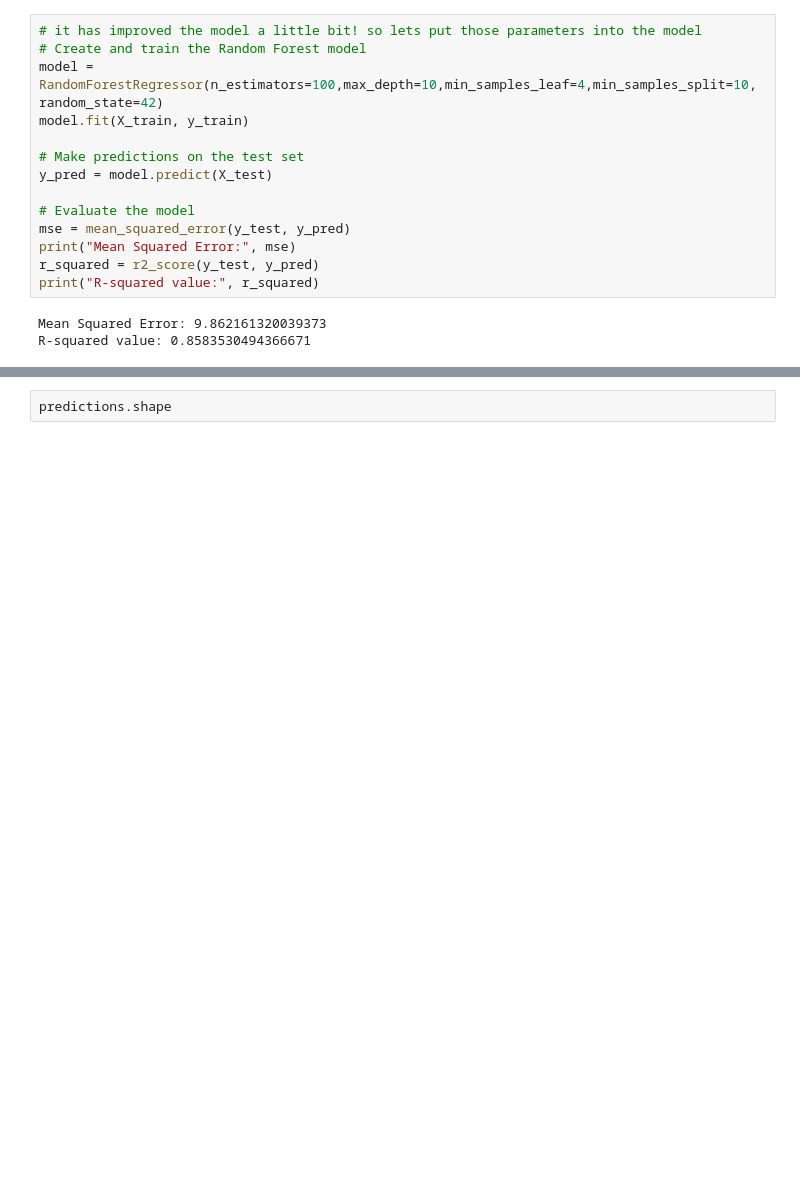
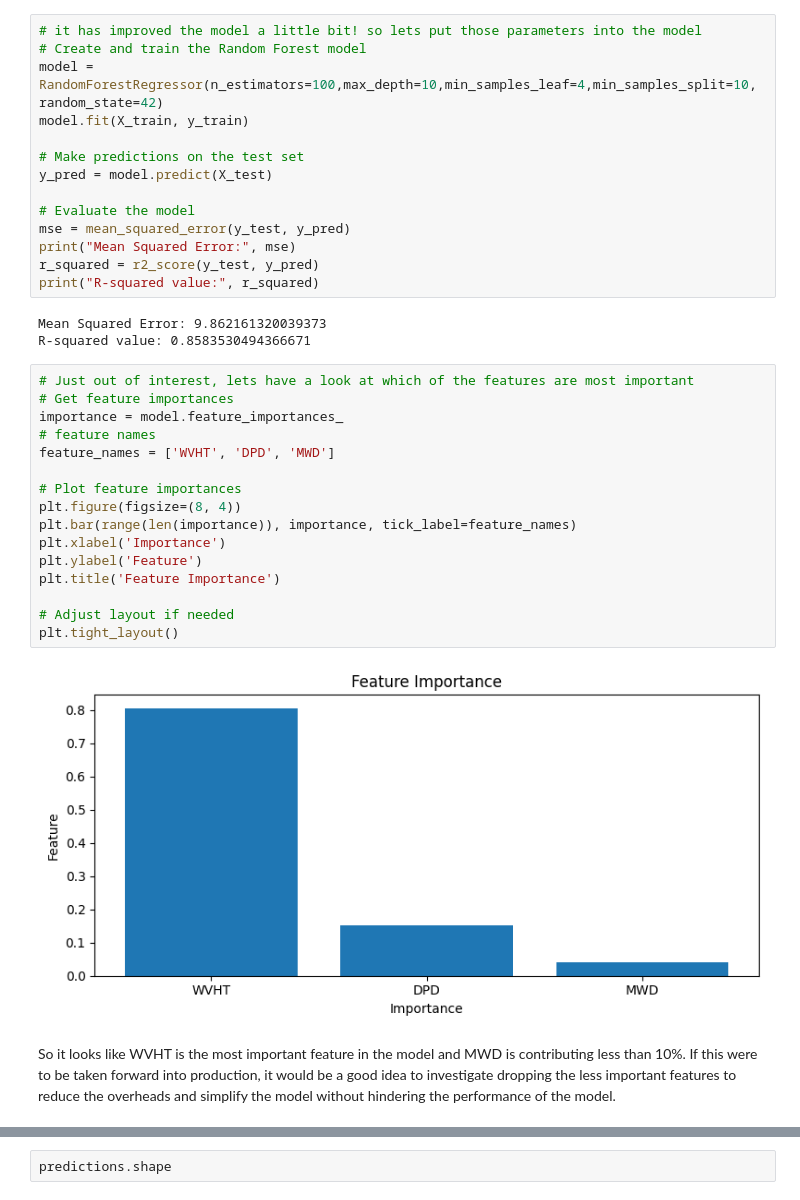
Before and after one commit to BenHowey/personal_projects, a Jupyter notebook: wavedata_analysis.ipynb, the cells around one changed output, grey strips where cells are left out. Saved outputs shown, nothing was run; the diff lists cells and outputs as text; blank space fills up the shorter version.

Commit message:
added pca and feature importance

```diff
--- a/wavedata_analysis.ipynb
+++ b/wavedata_analysis.ipynb
@@ -448,6 +500,26 @@ print("R-squared value:", r_squared)
 # %% [output]
 Mean Squared Error: 9.862161320039373
 R-squared value: 0.8583530494366671
+# %%
+# Just out of interest, lets have a look at which of the features are most important
+# Get feature importances
+importance = model.feature_importances_
+# feature names
+feature_names = ['WVHT', 'DPD', 'MWD']
+
+# Plot feature importances
+plt.figure(figsize=(8, 4))
+plt.bar(range(len(importance)), importance, tick_label=feature_names)
+plt.xlabel('Importance')
+plt.ylabel('Feature')
+plt.title('Feature Importance')
+
+# Adjust layout if needed
+plt.tight_layout()
+# %% [output]
+[figure, added]
+# %% [markdown]
+So it looks like WVHT is the most important feature in the model and MWD is contributing less than 10%.  If this were to be taken forward into production, it would be a good idea to investigate dropping the less important features to reduce the overheads and simplify the model without hindering the performance of the model.
 # %%
 # lets train a convolutional neural network to predict the nearshore wave height from the buoy wave height, direction and mean period
 
```
Also changed, not shown: parts of 8 cells of this notebook.
